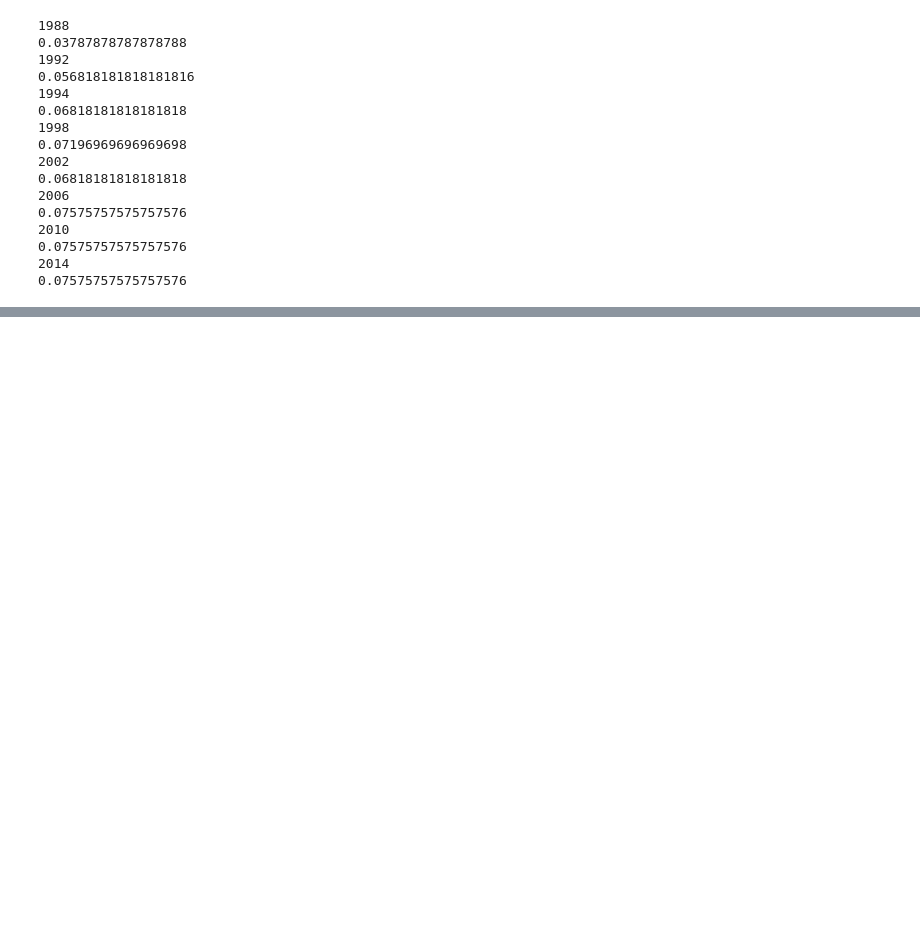
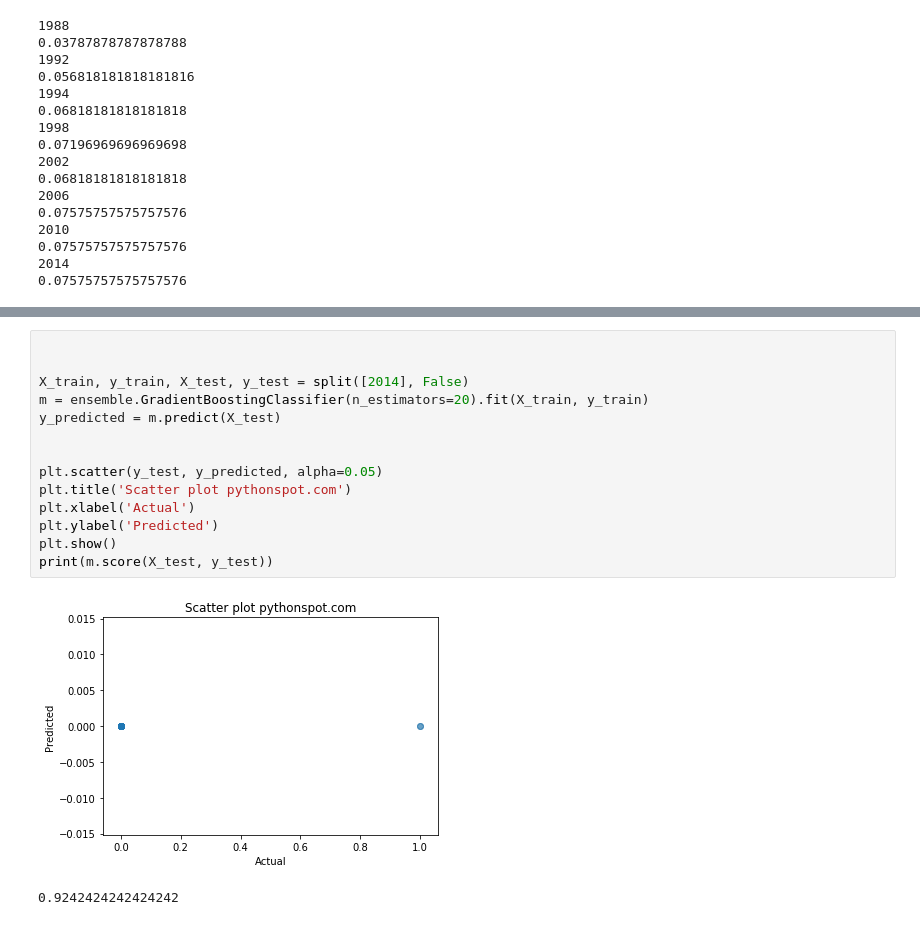
Before and after one commit to rustammm/economics-winter-olympics-stat, a Jupyter notebook: Model.ipynb, the cells around one changed output, grey strips where cells are left out. Saved outputs shown, nothing was run; the diff lists cells and outputs as text; blank space fills up the shorter version.

```diff
--- a/Model.ipynb
+++ b/Model.ipynb
@@ -363,0 +439,17 @@ for year in YEARS:
+# %%
+
+
+X_train, y_train, X_test, y_test = split([2014], False)
+m = ensemble.GradientBoostingClassifier(n_estimators=20).fit(X_train, y_train)
+y_predicted = m.predict(X_test)
+
+
+plt.scatter(y_test, y_predicted, alpha=0.05)
+plt.title('Scatter plot pythonspot.com')
+plt.xlabel('Actual')
+plt.ylabel('Predicted')
+plt.show()
+print(m.score(X_test, y_test))
+# %% [output]
+[figure, added]
+0.9242424242424242
```
Also changed, not shown: parts of 7 cells of this notebook.
